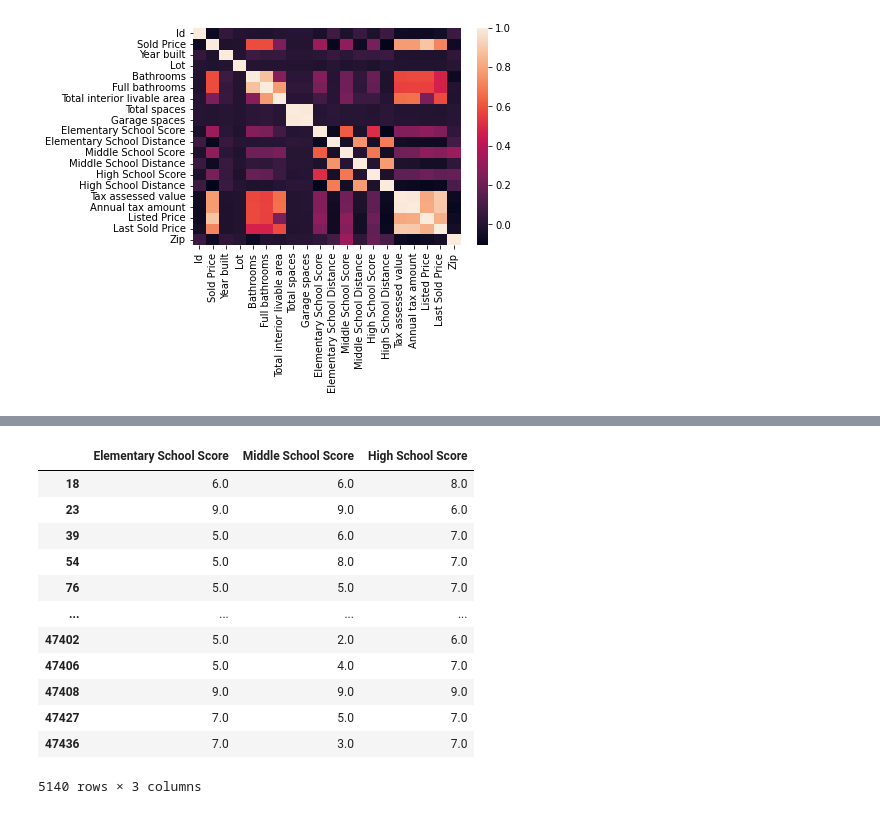
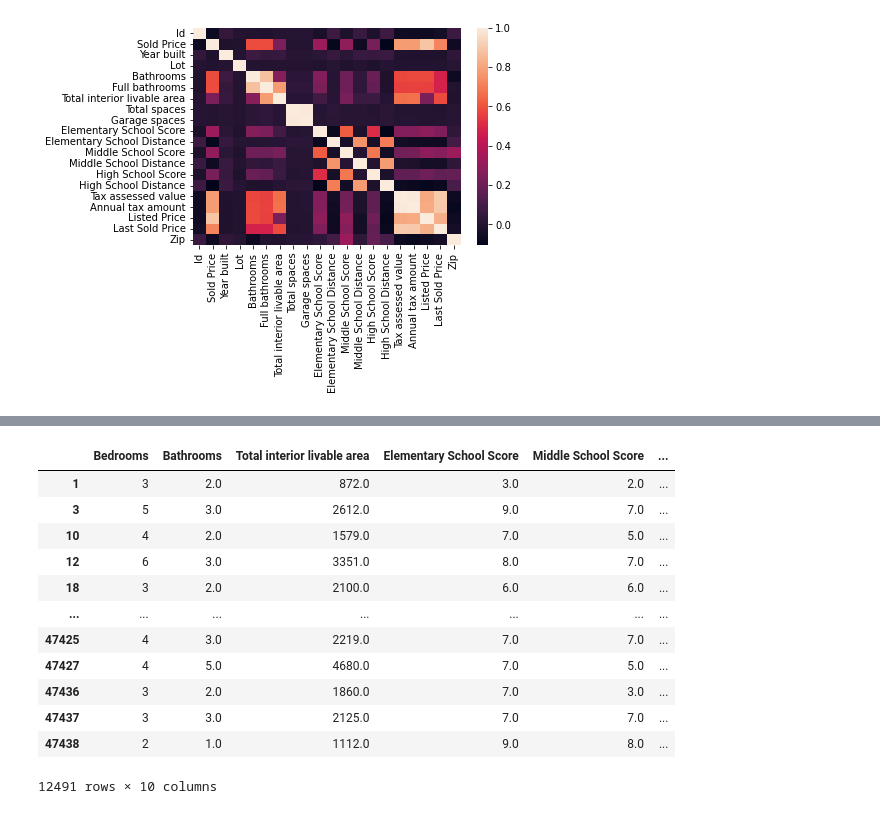
Before and after one commit to sadeedadnan/ECS-171-machine-learning-project-, a Jupyter notebook: data/preproccesing.ipynb, the cells around one changed output, grey strips where cells are left out. Saved outputs shown, nothing was run; the diff lists cells and outputs as text; code cells hidden in the pictures.

```diff
--- a/data/preproccesing.ipynb
+++ b/data/preproccesing.ipynb
@@ -14,11 +29,10 @@ sns.heatmap(df.corr())
 <AxesSubplot:>
 [figure]
 # %%
-df = df.drop(columns=["Id", "Address", "Sold Price", "Summary", "Type", 'Year built', "Lot", "Full bathrooms", "Region",
-                      "Total spaces", "Garage spaces", "Elementary School", "Elementary School Distance",
-                      "Middle School", "Middle School Distance", "High School",
-                      "High School Distance", "Heating features", "Cooling features", "Parking features", "Listed On",
-                      "Last Sold On", "Last Sold Price", "City", "Zip", "State"])
+df = df.drop(columns=["Id", "Address", "Sold Price", "Summary", "Type", 'Year built', "Lot", "Heating", "Cooling",
+                      "Parking", "Full bathrooms", "Region", "Total spaces", "Garage spaces", "Elementary School",
+                      "Middle School", "High School", "Flooring", "Appliances included", "Heating features", "Cooling features",
+                      "Laundry features", "Parking features", "Listed On", "Last Sold On", "Last Sold Price", "Zip", "State"])
 
 df
 # %% [output]
@@ -54,0 +73,3 @@ first_dataset
+# %%
+x_df = first_dataset
+x_df
@@ -54,0 +90,3 @@ first_dataset
+# %%
+x_df = x_df[x_df["Bedrooms"].str.isnumeric()]
+x_df
@@ -103,17 +119,17 @@ rooms
 # %%
-school_scores = first_dataset[["Elementary School Score", "Middle School Score", "High School Score"]]
-school_scores
+final_df = x_df.drop(columns=["Elementary School Distance", "Middle School Distance", "High School Distance"])
+final_df
 # %% [output]
-|  | Elementary School Score | Middle School Score | High School Score |
-| 18 | 6.0 | 6.0 | 8.0 |
-| 23 | 9.0 | 9.0 | 6.0 |
-| 39 | 5.0 | 6.0 | 7.0 |
-| 54 | 5.0 | 8.0 | 7.0 |
-| 76 | 5.0 | 5.0 | 7.0 |
-| ... | ... | ... | ... |
-| 47402 | 5.0 | 2.0 | 6.0 |
-| 47406 | 5.0 | 4.0 | 7.0 |
-| 47408 | 9.0 | 9.0 | 9.0 |
-| 47427 | 7.0 | 5.0 | 7.0 |
-| 47436 | 7.0 | 3.0 | 7.0 |
+|  | Bedrooms | Bathrooms | Total interior livable area | Elementary School Score | Middle School Score | ... |
+| 1 | 3 | 2.0 | 872.0 | 3.0 | 2.0 | ... |
+| 3 | 5 | 3.0 | 2612.0 | 9.0 | 7.0 | ... |
+| 10 | 4 | 2.0 | 1579.0 | 7.0 | 5.0 | ... |
+| 12 | 6 | 3.0 | 3351.0 | 8.0 | 7.0 | ... |
+| 18 | 3 | 2.0 | 2100.0 | 6.0 | 6.0 | ... |
+| ... | ... | ... | ... | ... | ... | ... |
+| 47425 | 4 | 3.0 | 2219.0 | 7.0 | 7.0 | ... |
+| 47427 | 4 | 5.0 | 4680.0 | 7.0 | 5.0 | ... |
+| 47436 | 3 | 2.0 | 1860.0 | 7.0 | 3.0 | ... |
+| 47437 | 3 | 3.0 | 2125.0 | 7.0 | 7.0 | ... |
+| 47438 | 2 | 1.0 | 1112.0 | 9.0 | 8.0 | ... |
-5140 rows × 3 columns
+12491 rows × 10 columns
```
Also changed, not shown: parts of 26 cells of this notebook, 1 other file.
